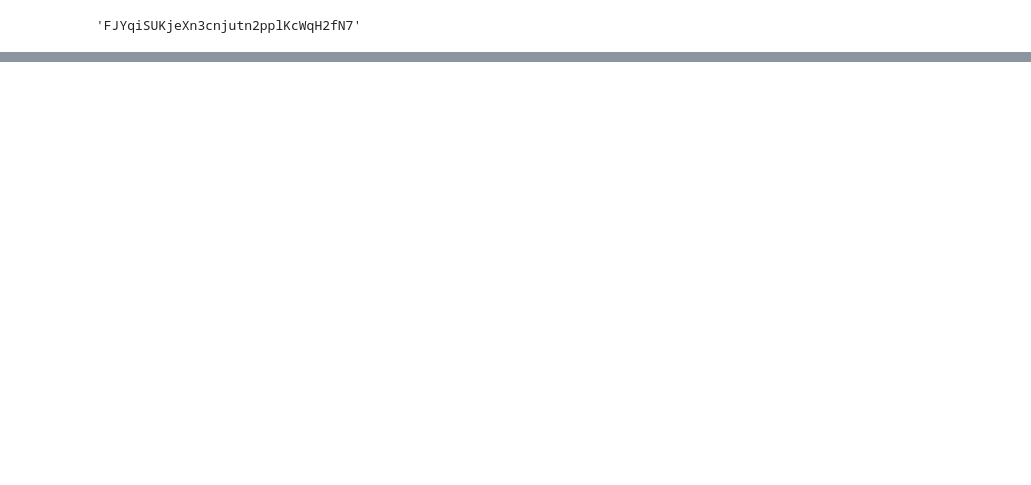
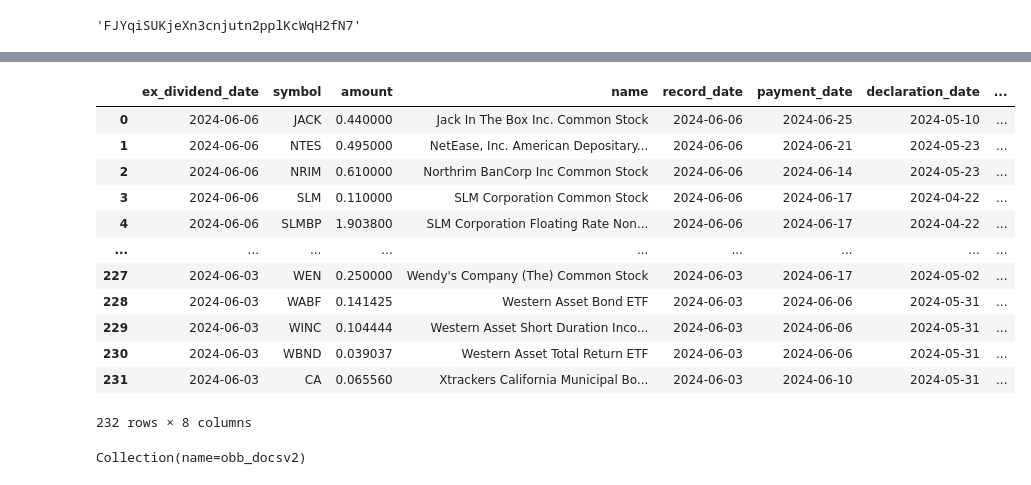
Before and after one commit to Athe-kunal/openbb-agent, a Jupyter notebook: FunctionCalling.ipynb, the cells around one changed output, grey strips where cells are left out. Saved outputs shown, nothing was run; the diff lists cells and outputs as text; code cells hidden in the pictures; blank space fills up the shorter version.

```diff
--- a/FunctionCalling.ipynb
+++ b/FunctionCalling.ipynb
@@ -142,0 +219,16 @@ openbb_core.env.dotenv.get_key(dotenv_path=".env",key_to_get="FMP_API_KEY")
+# %%
+obb.equity.calendar.dividend(provider="nasdaq")
+# %% [output]
+|  | ex_dividend_date | symbol | amount | name | record_date | payment_date | declaration_date | ... |
+| 0 | 2024-06-06 | JACK | 0.440000 | Jack In The Box Inc. Common Stock | 2024-06-06 | 2024-06-25 | 2024-05-10 | ... |
+| 1 | 2024-06-06 | NTES | 0.495000 | NetEase, Inc. American Depositary... | 2024-06-06 | 2024-06-21 | 2024-05-23 | ... |
+| 2 | 2024-06-06 | NRIM | 0.610000 | Northrim BanCorp Inc Common Stock | 2024-06-06 | 2024-06-14 | 2024-05-23 | ... |
+| 3 | 2024-06-06 | SLM | 0.110000 | SLM Corporation Common Stock | 2024-06-06 | 2024-06-17 | 2024-04-22 | ... |
+| 4 | 2024-06-06 | SLMBP | 1.903800 | SLM Corporation Floating Rate Non... | 2024-06-06 | 2024-06-17 | 2024-04-22 | ... |
+| ... | ... | ... | ... | ... | ... | ... | ... | ... |
+| 227 | 2024-06-03 | WEN | 0.250000 | Wendy's Company (The) Common Stock | 2024-06-03 | 2024-06-17 | 2024-05-02 | ... |
+| 228 | 2024-06-03 | WABF | 0.141425 | Western Asset Bond ETF | 2024-06-03 | 2024-06-06 | 2024-05-31 | ... |
+| 229 | 2024-06-03 | WINC | 0.104444 | Western Asset Short Duration Inco... | 2024-06-03 | 2024-06-06 | 2024-05-31 | ... |
+| 230 | 2024-06-03 | WBND | 0.039037 | Western Asset Total Return ETF | 2024-06-03 | 2024-06-06 | 2024-05-31 | ... |
+| 231 | 2024-06-03 | CA | 0.065560 | Xtrackers California Municipal Bo... | 2024-06-03 | 2024-06-10 | 2024-05-31 | ... |
+232 rows × 8 columns
@@ -142,0 +241,4 @@ openbb_core.env.dotenv.get_key(dotenv_path=".env",key_to_get="FMP_API_KEY")
+# %%
+openbb_collection
+# %% [output]
+Collection(name=obb_docsv2)
```
Also changed, not shown: parts of 35 cells of this notebook, 1 other file.
